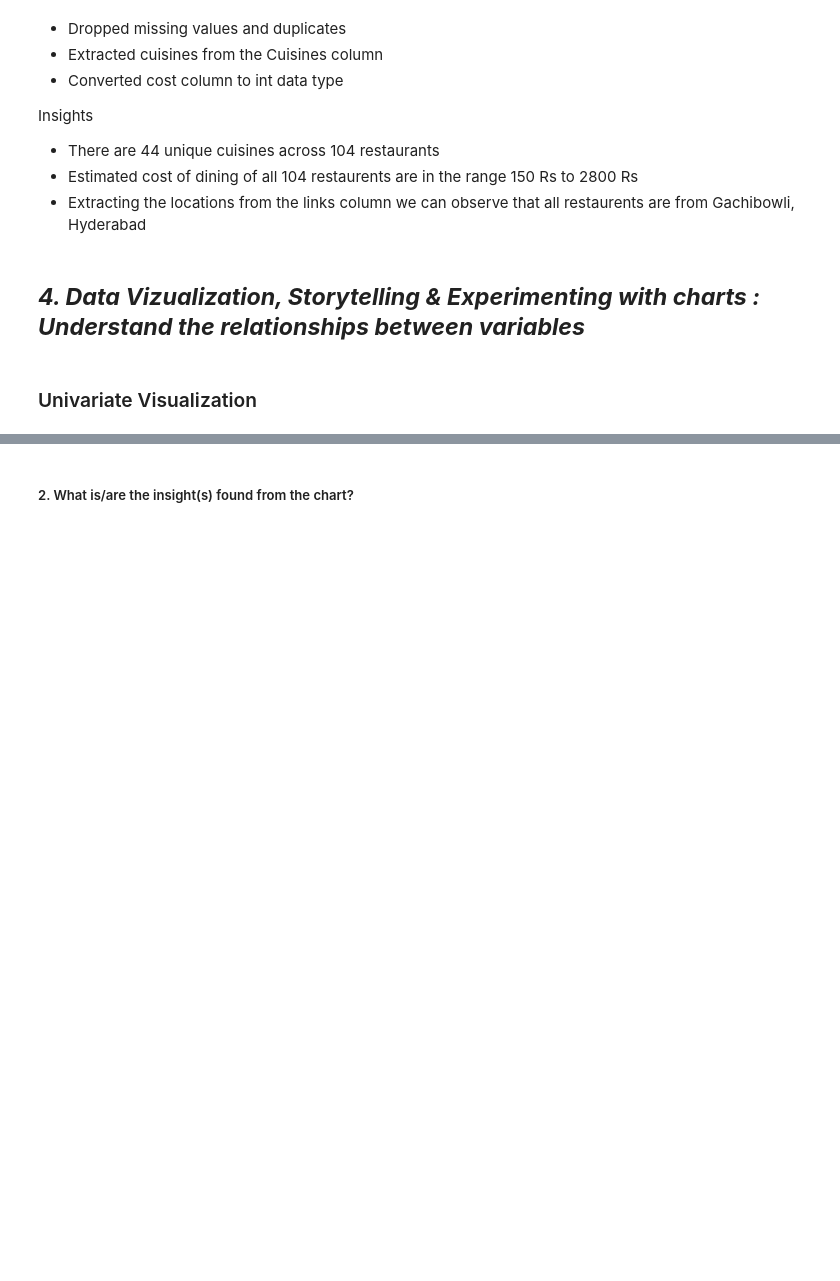
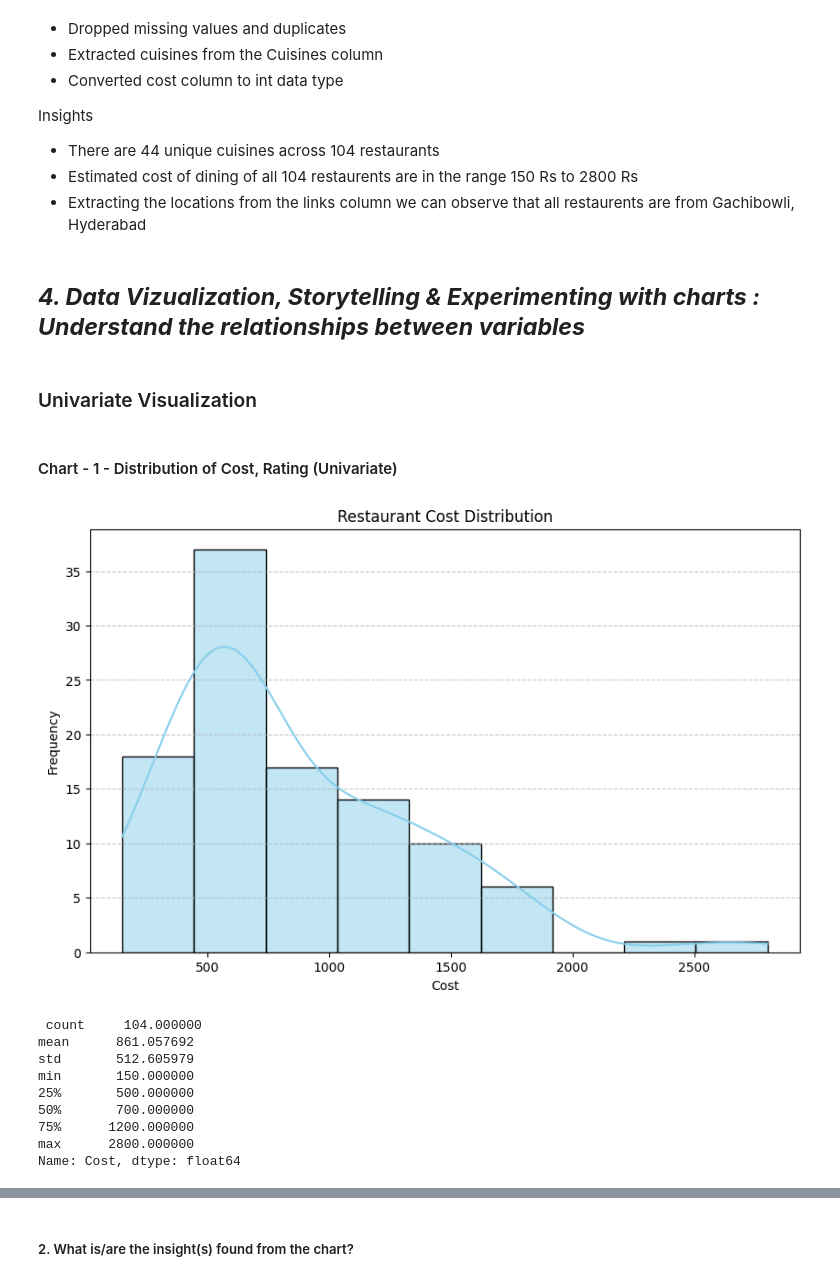
Before and after one commit to pvanand07/Zomato_Restaurant_Clustering_Unsupervised_ML, a Jupyter notebook: Zomato_Restaurant_Clustering_Unsupervised_ML.ipynb, the cells around one changed output, grey strips where cells are left out. Saved outputs shown, nothing was run; the diff lists cells and outputs as text; code cells hidden in the pictures; blank space fills up the shorter version.

```diff
--- a/Zomato_Restaurant_Clustering_Unsupervised_ML.ipynb
+++ b/Zomato_Restaurant_Clustering_Unsupervised_ML.ipynb
@@ -120,8 +117,8 @@ Mounted at /content/drive
 # %% [markdown]
 ### Dataset Loading
 # %%
-restaurant_data = pd.read_csv("/content/drive/MyDrive/Almabetter/Almabetter Projects/Zomato-restaurant-classification/Zomato Restaurant names and Metadata.csv")
-reviews = pd.read_csv("/content/drive/MyDrive/Almabetter/Almabetter Projects/Zomato-restaurant-classification/Zomato Restaurant reviews.csv")
+restaurant_data = pd.read_csv("https://raw.githubusercontent.com/pvanand07/Zomato_Restaurant_Clustering_Unsupervised_ML/master/Zomato%20Restaurant%20Dataset/Zomato%20Restaurant%20names%20and%20Metadata.csv")
+reviews = pd.read_csv("https://raw.githubusercontent.com/pvanand07/Zomato_Restaurant_Clustering_Unsupervised_ML/master/Zomato%20Restaurant%20Dataset/Zomato%20Restaurant%20reviews.csv")
 print("restaurant_data shape:",restaurant_data.shape)
 print("reviews shape:",reviews.shape)
 # %% [output]
@@ -1005,7 +585,7 @@ Cuisines data After preprocessing:
  ['chinese', 'continental', 'kebab', 'european', 'southindian', 'northindian']
 # %%
 # Lets apply the preprocessing steps on the Cuisines column
-restaurant_data.Cuisines_list = restaurant_data.Cuisines.apply(lambda x: x.lower().replace(" ","").split(","))
+restaurant_data["Cuisines_list"] = restaurant_data.Cuisines.apply(lambda x: x.lower().replace(" ","").split(","))
 
 # Lets check the names of count of unique cuisines
 cusines_set = set()
@@ -1083,3 +737,29 @@ Insights
 ## ***4. Data Vizualization, Storytelling & Experimenting with charts : Understand the relationships between variables***
 # %% [markdown]
 ### Univariate Visualization
+# %% [markdown]
+#### Chart - 1 - Distribution of Cost, Rating (Univariate)
+# %%
+# Bivariate with Categorical - Numerical
+import matplotlib.pyplot as plt
+
+plt.figure(figsize=(10, 6))
+sns.histplot(data=restaurant_data, x='Cost', kde=True, color='skyblue')
+plt.title('Restaurant Cost Distribution')
+plt.xlabel('Cost')
+plt.ylabel('Frequency')
+plt.grid(axis='y', linestyle='--', alpha=0.7)
+plt.show()
+
+print("\n",restaurant_data['Cost'].describe())
+# %% [output]
+[figure, added]
+ count     104.000000
+mean      861.057692
+std       512.605979
+min       150.000000
+25%       500.000000
+50%       700.000000
+75%      1200.000000
+max      2800.000000
+Name: Cost, dtype: float64
```
Also changed, not shown: parts of 445 cells of this notebook.
